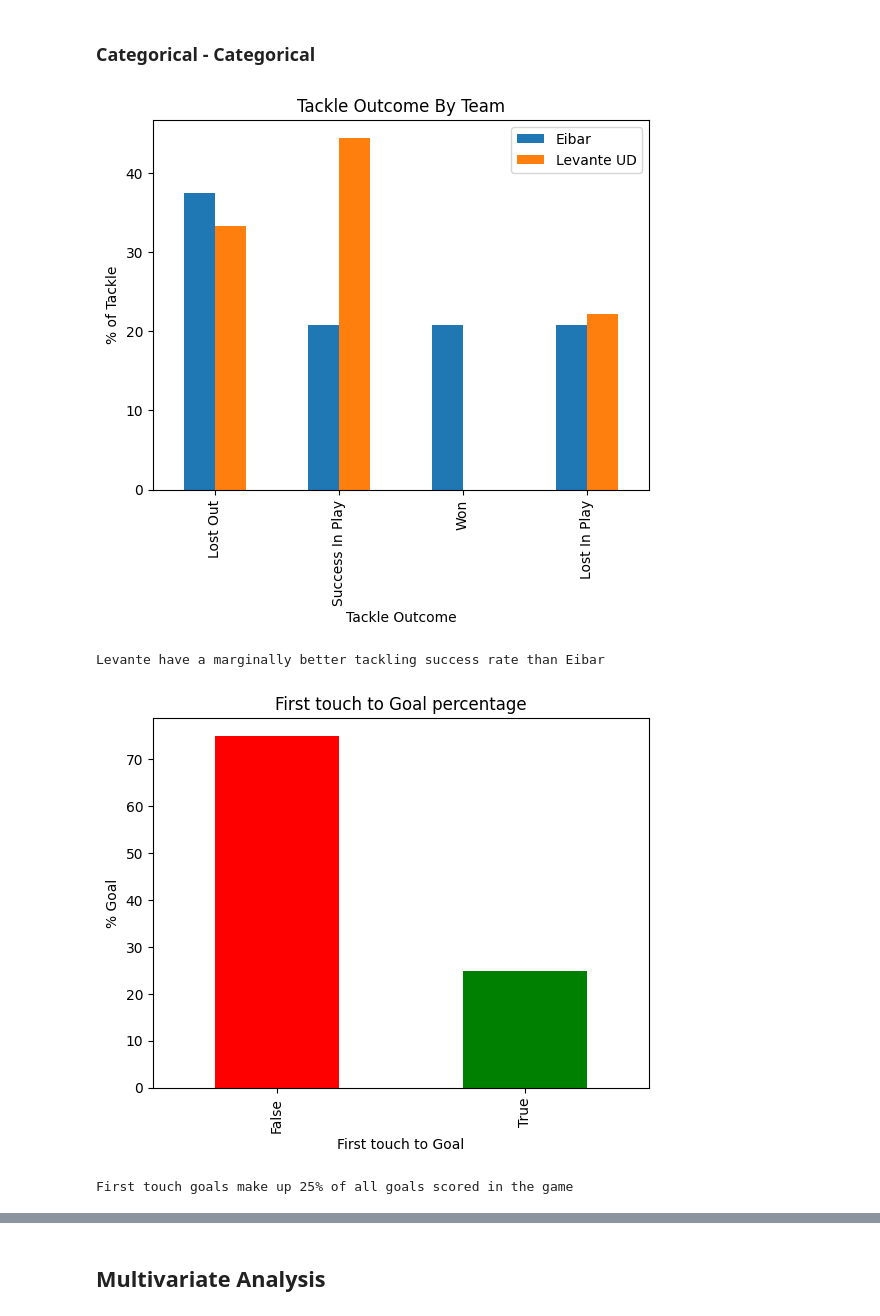
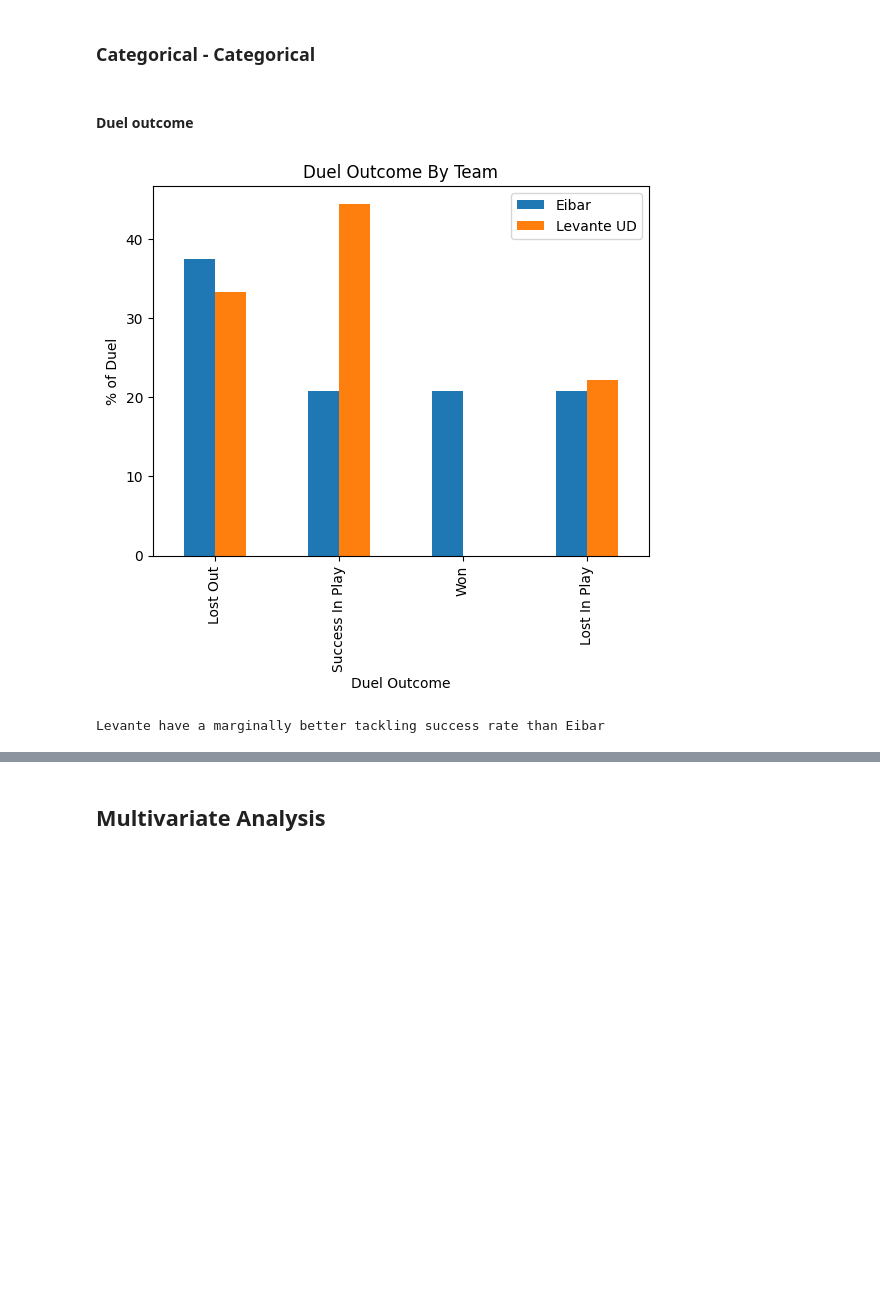
Before and after one commit to NojusMat/DataScience_CA2, a Jupyter notebook: NojusMatuseviciusDAProject.ipynb, the cells around one changed output, grey strips where cells are left out. Saved outputs shown, nothing was run; the diff lists cells and outputs as text; code cells hidden in the pictures; blank space fills up the shorter version.

```diff
--- a/NojusMatuseviciusDAProject.ipynb
+++ b/NojusMatuseviciusDAProject.ipynb
@@ -2526,54 +2523,42 @@ On average, completed passes where between the 15 to 25 mark
  Passes that where offside occurred at an average length of 25+ meters
 # %% [markdown]
 ### Categorical - Categorical
+# %% [markdown]
+#### Duel outcome
 # %%
-#________________________________________Tackle outcome by team_______________________________________________________
+#________________________________________Duel outcome / Duel type _______________________________________________________
+
+#________________________________________Duel outcome / Duel type _______________________________________________________
+
+#________________________________________Duel outcome / Pass outcome _______________________________________________________
+
+#________________________________________Duel outcome / shot body part _______________________________________________________
+
+#________________________________________Duel outcome / first time _______________________________________________________
+
+#________________________________________Duel outcome / shot outcome _______________________________________________________
+
+#________________________________________Duel outcome / Shot technique _______________________________________________________
+
+#________________________________________Duel outcome / team _______________________________________________________
 
 # Filter data by team and N/A from duel outcome above
 eibar_data = filtered_DuelOutcome[filtered_DuelOutcome['team'] == 'Eibar']
 levante_data = filtered_DuelOutcome[filtered_DuelOutcome['team'] == 'Levante UD']
 
-# Calculate the percentage of each tackle outcome probability by team.
+# Calculate the percentage of each duel outcome probability by team.
 eibar_data_percentages = eibar_data['duel_outcome'].value_counts(normalize=True)*100
 levante_data_percentages = levante_data['duel_outcome'].value_counts(normalize=True)*100
 
-# Plot the bar chart for the tackle outcome by team .
+# Plot the bar chart for the duel outcome by team .
 # It was a challenge to be able to joint the two teams together and compare them tried with hue at first. settled with using concat
 team_dueling = pd.concat([eibar_data_percentages, levante_data_percentages], axis=1, keys=['Eibar', 'Levante UD'])
 team_dueling.plot.bar()
-plt.title("Tackle Outcome By Team")
-plt.xlabel("Tackle Outcome")
-plt.ylabel("% of Tackle")
+plt.title("Duel Outcome By Team")
+plt.xlabel("Duel Outcome")
+plt.ylabel("% of Duel")
 plt.show() #Show the plot
 print("Levante have a marginally better tackling success rate than Eibar")
-
-
-#________________________________________First touch / goal_______________________________________________________
-
-
-# Filter data by shot outcome to only be goal
-goal_outcome_data = data[data['shot_outcome'] == 'Goal']
-
-# Calculate the percentage of shots taken first time that where goals
-shot_firstime_percentages = goal_outcome_data['shot_first_time'].value_counts(normalize=True)*100
-
-# Plot the bar chart for the goals outcome by first touch .
-shot_firstime_percentages.plot.bar(color =['red','green'])
-plt.title("First touch to Goal percentage")
-plt.xlabel("First touch to Goal")
-plt.ylabel("% Goal")
-
-plt.show() #Show the plot
-print("First touch goals make up 25% of all goals scored in the game")
-
-
-#________________________________________Header by goal and on target_______________________________________________________
-
-
-
-#_______________________________________Total amount of passes leading to shots_______________________________________________________
 # %% [output]
-[figure, old version]
+[figure, new version]
 Levante have a marginally better tackling success rate than Eibar
-[figure, removed]
-First touch goals make up 25% of all goals scored in the game
```
Also changed, not shown: parts of 15 cells of this notebook.
